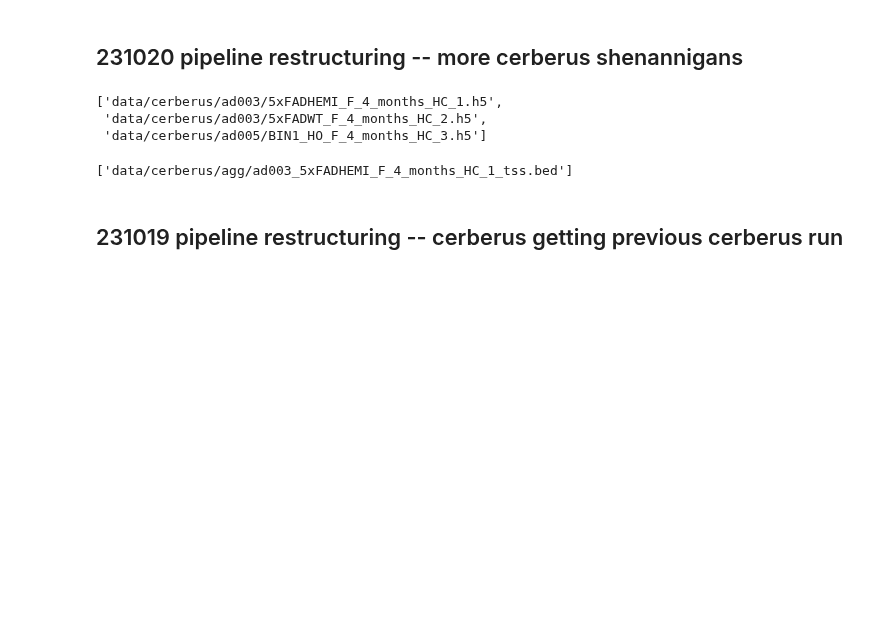
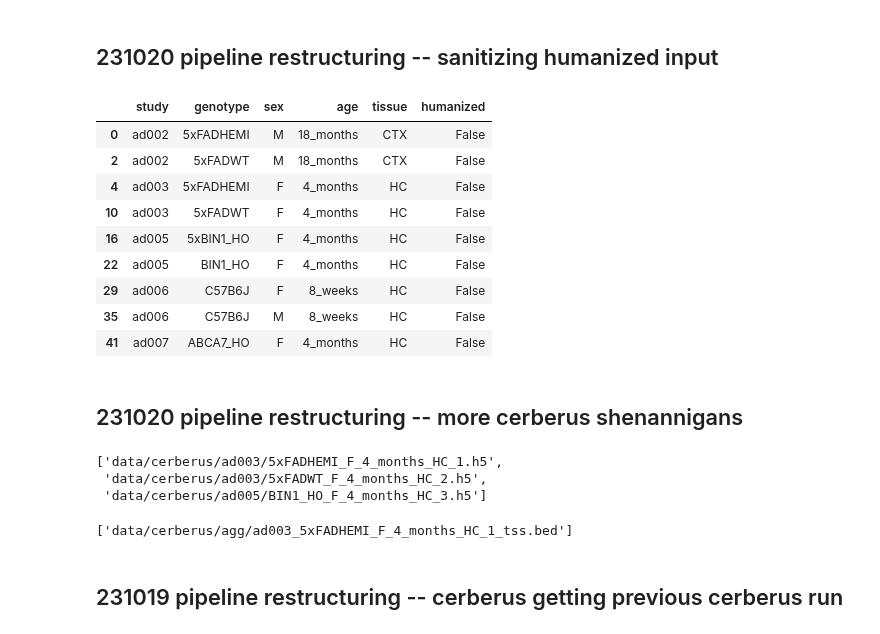
Before and after one commit to gfilimban/modelad_pipeline, a Jupyter notebook: proc_update/snakemake_dev.ipynb, the cells around one changed output. Cells and saved outputs as stored; diff of their text form; code cells hidden in the pictures; blank space fills up the shorter version.

Commit message:
added option to ignore humanized models

```diff
--- a/proc_update/snakemake_dev.ipynb
+++ b/proc_update/snakemake_dev.ipynb
@@ -13,6 +13,39 @@ from sm_utils import *
 config_file = 'config.yml'
 with open(config_file) as f:
     config = yaml.safe_load(f)
+# %% [markdown]
+## 231020 pipeline restructuring -- sanitizing humanized input
+# %%
+wc = {'study': 'ad003',
+      'genotype': '5xFADHEMI',
+      'sex': 'F',
+      'age': '4_months',
+      'tissue': 'HC',
+      'cerberus_run': '2'}
+
+config_tsv = '231020_config.tsv'
+# config_tsv = 'test_local_config.tsv'
+meta_tsv = 'mouse_metadata.tsv'
+# meta_tsv = 'mouse_test_metadata.tsv'
+auto_dedupe = True
+
+df = parse_config_file(config_tsv,
+                       meta_tsv,
+                       auto_dedupe=auto_dedupe,
+                       include_humanized=False)
+# %%
+df[['study', 'genotype', 'sex', 'age', 'tissue', 'humanized']].drop_duplicates()
+# %% [output]
+|  | study | genotype | sex | age | tissue | humanized |
+| 0 | ad002 | 5xFADHEMI | M | 18_months | CTX | False |
+| 2 | ad002 | 5xFADWT | M | 18_months | CTX | False |
+| 4 | ad003 | 5xFADHEMI | F | 4_months | HC | False |
+| 10 | ad003 | 5xFADWT | F | 4_months | HC | False |
+| 16 | ad005 | 5xBIN1_HO | F | 4_months | HC | False |
+| 22 | ad005 | BIN1_HO | F | 4_months | HC | False |
+| 29 | ad006 | C57B6J | F | 8_weeks | HC | False |
+| 35 | ad006 | C57B6J | M | 8_weeks | HC | False |
+| 41 | ad007 | ABCA7_HO | F | 4_months | HC | False |
 # %% [markdown]
 ## 231020 pipeline restructuring -- more cerberus shenannigans
 # %%
```
Also changed, not shown: 5 other files.
